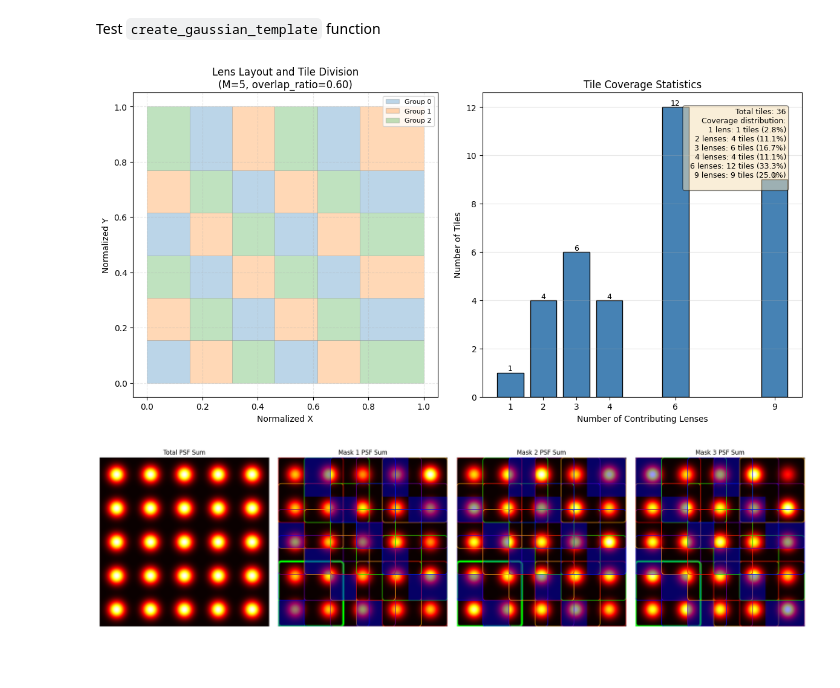
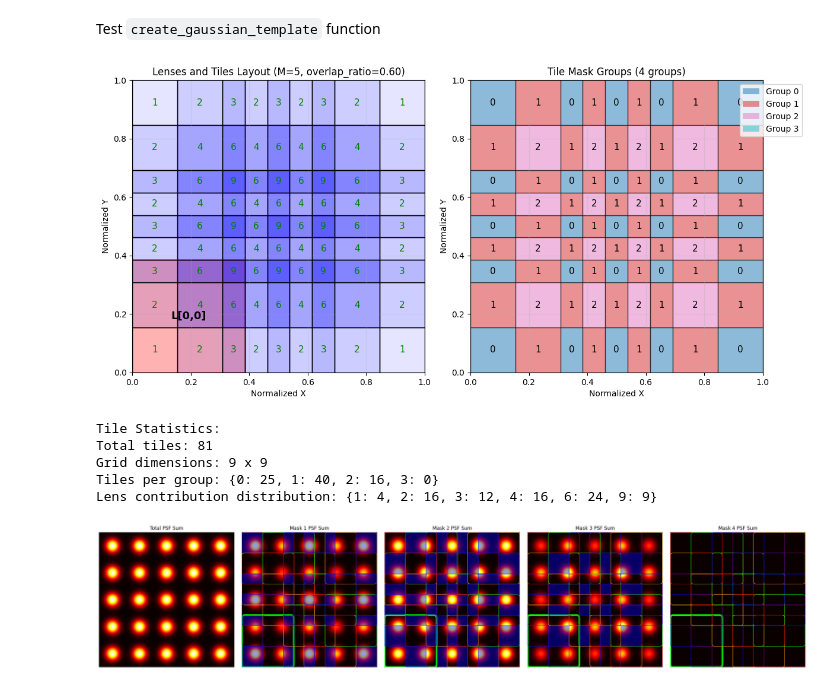
Before and after one commit to zangzh17/slm_project, a Jupyter notebook: test.ipynb, the cells around one changed output. Cells and saved outputs as stored; diff of their text form; code cells hidden in the pictures; blank space fills up the shorter version.

```diff
--- a/test.ipynb
+++ b/test.ipynb
@@ -15,15 +15,18 @@ focal_length = 0.05  # 50 mm
 wavelength = 5e-7  # 500 nm
 M = 5
 overlap_ratio = 0.6
-num_masks = 3
+num_masks = 4
 
 # Call the function
 results = create_gaussian_template(
     N, L, focal_length, wavelength, M, overlap_ratio, torch.device('cpu'),
-    center_blend = 0, mask_count=num_masks, interleaving='simple' # 'simple' or 'generalized'
+    center_blend = 0, mask_count=num_masks,
+    visualize = True,
+    interleaving="coarse1",
+    coarse_grid_size = 2
 )
 
-normalized_gaussian = results['normalized_gaussian']
+total_psfs = results['total_psfs']
 mask_psfs = results['mask_psfs']
 masks_tiles = results['masks_tiles']
 
@@ -31,7 +34,7 @@ masks_tiles = results['masks_tiles']
 fig, axs = plt.subplots(1, num_masks + 1, figsize=(5 * (num_masks + 1), 5))
 
 # First, plot the total PSF
-axs[0].imshow(normalized_gaussian.cpu().numpy(), cmap='hot', origin='lower')
+axs[0].imshow(total_psfs.cpu().numpy(), cmap='hot', origin='lower')
 axs[0].set_title('Total PSF Sum')
 axs[0].axis('off')
 
@@ -64,32 +67,37 @@ for mask_id in range(num_masks):
             current_edge_color = edge_colors[color_index % len(edge_colors)]
             color_index += 1
             unit = patches.FancyBboxPatch(
                 (x, y),
                 region_size_px,
                 region_size_px,
                 boxstyle=f"round,pad=0,rounding_size={region_size_px/20}", # 调整圆角大小
                 linewidth=linewidth,
                 edgecolor=current_edge_color,
                 facecolor='none',
                 linestyle='-' # 可以改为实线，或者保持 '--' 虚线
             )
             ax.add_patch(unit)
 
     # Semi-transparent fill for mask tiles
     for tile in masks_tiles[mask_id]:  # Assuming masks_tiles from function, but need to extract it
         # Note: masks_tiles is local in function, so for real code, return it or compute similarly
         x_start_px = tile['x_start_norm'] * (N - 1)
         y_start_px = tile['y_start_norm'] * (N - 1)
         width_px = (tile['x_end_norm'] - tile['x_start_norm']) * (N - 1)
         height_px = (tile['y_end_norm'] - tile['y_start_norm']) * (N - 1)
         rect = patches.Rectangle((x_start_px, y_start_px), width_px, height_px,
                                  linewidth=0, facecolor='blue', alpha=0.4)
         ax.add_patch(rect)
 
     ax.axis('off')
 
 plt.tight_layout()
 plt.show()
 # %% [output]
-[figure, old version]
+[figure, new version]
+Tile Statistics:
+Total tiles: 81
+Grid dimensions: 9 x 9
+Tiles per group: {0: 25, 1: 40, 2: 16, 3: 0}
+Lens contribution distribution: {1: 4, 2: 16, 3: 12, 4: 16, 6: 24, 9: 9}
-[figure, old version]
+[figure, new version]
```
Also changed, not shown: 8 other files.
